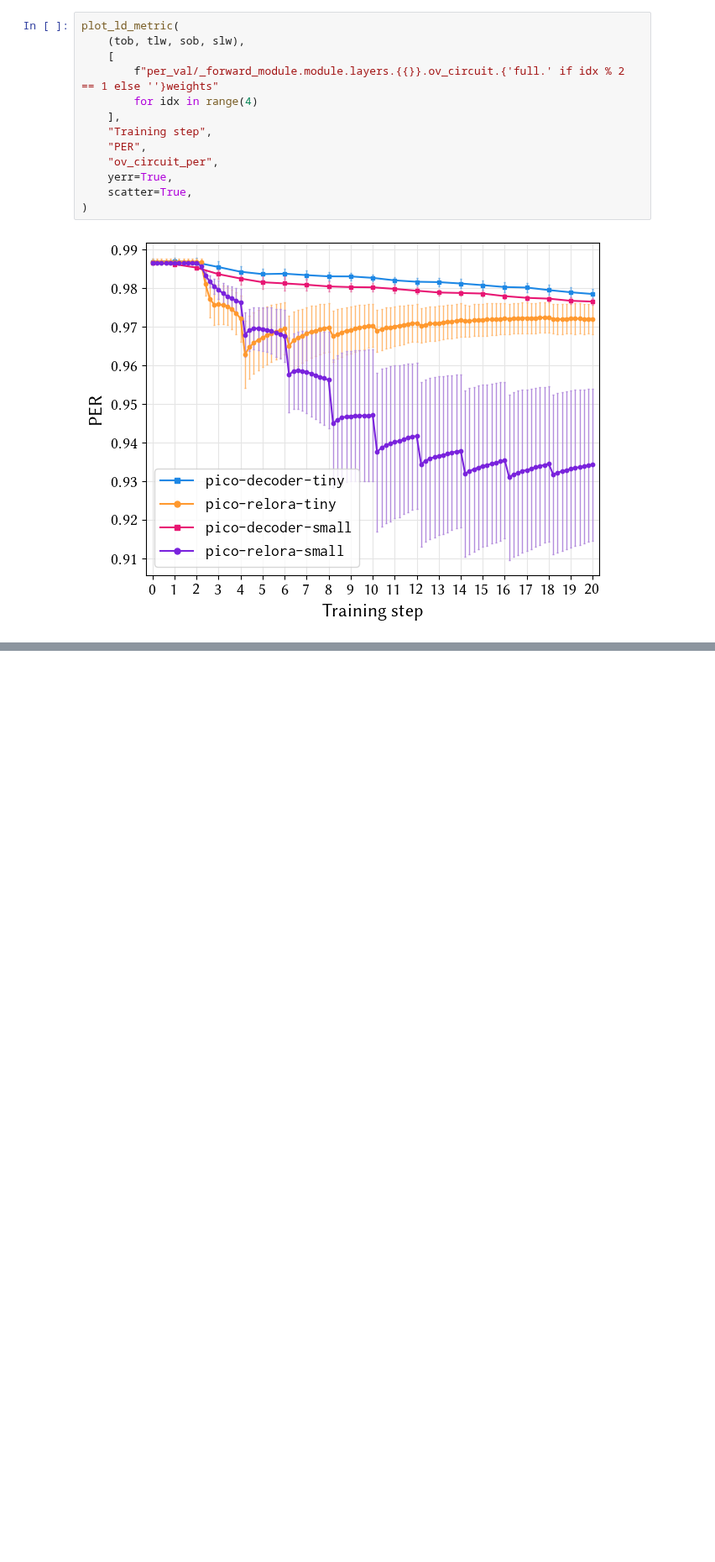
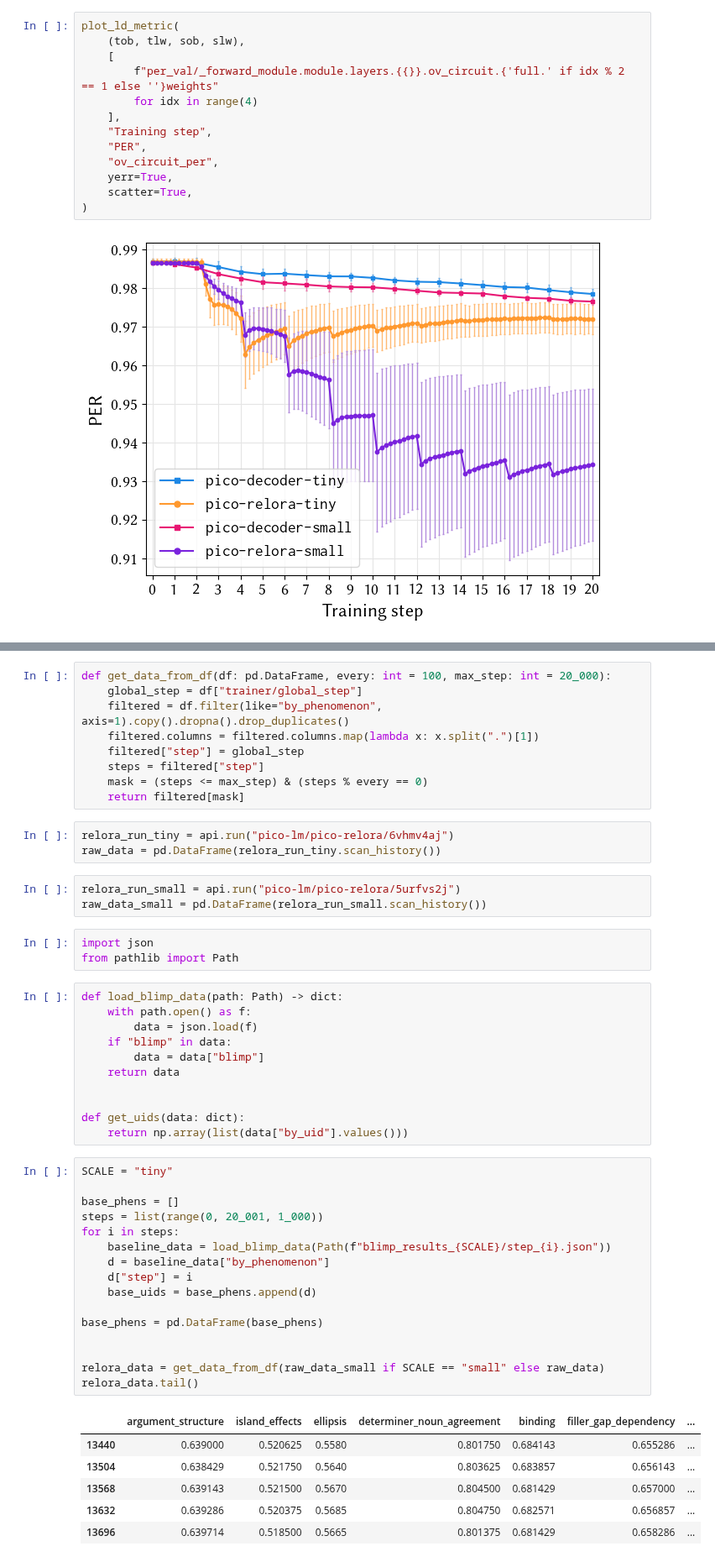
Before and after one commit to Yu-val-weiss/relora-pico, a Jupyter notebook: notebooks/learning-dynamics.ipynb, the cells around one changed output, grey strips where cells are left out. Shown at 84% size. Drawn from its saved outputs; the diff is of its cells as text; blank space fills up the shorter version.

```diff
--- a/notebooks/learning-dynamics.ipynb
+++ b/notebooks/learning-dynamics.ipynb
@@ -166,0 +170,52 @@ plot_ld_metric(
+# %%
+def get_data_from_df(df: pd.DataFrame, every: int = 100, max_step: int = 20_000):
+    global_step = df["trainer/global_step"]
+    filtered = df.filter(like="by_phenomenon", axis=1).copy().dropna().drop_duplicates()
+    filtered.columns = filtered.columns.map(lambda x: x.split(".")[1])
+    filtered["step"] = global_step
+    steps = filtered["step"]
+    mask = (steps <= max_step) & (steps % every == 0)
+    return filtered[mask]
+# %%
+relora_run_tiny = api.run("pico-lm/pico-relora/6vhmv4aj")
+raw_data = pd.DataFrame(relora_run_tiny.scan_history())
+# %%
+relora_run_small = api.run("pico-lm/pico-relora/5urfvs2j")
+raw_data_small = pd.DataFrame(relora_run_small.scan_history())
+# %%
+import json
+from pathlib import Path
+# %%
+def load_blimp_data(path: Path) -> dict:
+    with path.open() as f:
+        data = json.load(f)
+    if "blimp" in data:
+        data = data["blimp"]
+    return data
+
+
+def get_uids(data: dict):
+    return np.array(list(data["by_uid"].values()))
+# %%
+SCALE = "tiny"
+
+base_phens = []
+steps = list(range(0, 20_001, 1_000))
+for i in steps:
+    baseline_data = load_blimp_data(Path(f"blimp_results_{SCALE}/step_{i}.json"))
+    d = baseline_data["by_phenomenon"]
+    d["step"] = i
+    base_uids = base_phens.append(d)
+
+base_phens = pd.DataFrame(base_phens)
+
+
+relora_data = get_data_from_df(raw_data_small if SCALE == "small" else raw_data)
+relora_data.tail()
+# %% [output]
+|  | argument_structure | island_effects | ellipsis | determiner_noun_agreement | binding | filler_gap_dependency | ... |
+| 13440 | 0.639000 | 0.520625 | 0.5580 | 0.801750 | 0.684143 | 0.655286 | ... |
+| 13504 | 0.638429 | 0.521750 | 0.5640 | 0.803625 | 0.683857 | 0.656143 | ... |
+| 13568 | 0.639143 | 0.521500 | 0.5670 | 0.804500 | 0.681429 | 0.657000 | ... |
+| 13632 | 0.639286 | 0.520375 | 0.5685 | 0.804750 | 0.682571 | 0.656857 | ... |
+| 13696 | 0.639714 | 0.518500 | 0.5665 | 0.801375 | 0.681429 | 0.658286 | ... |
```
Also changed, not shown: parts of 11 cells of this notebook, 9 other files.
